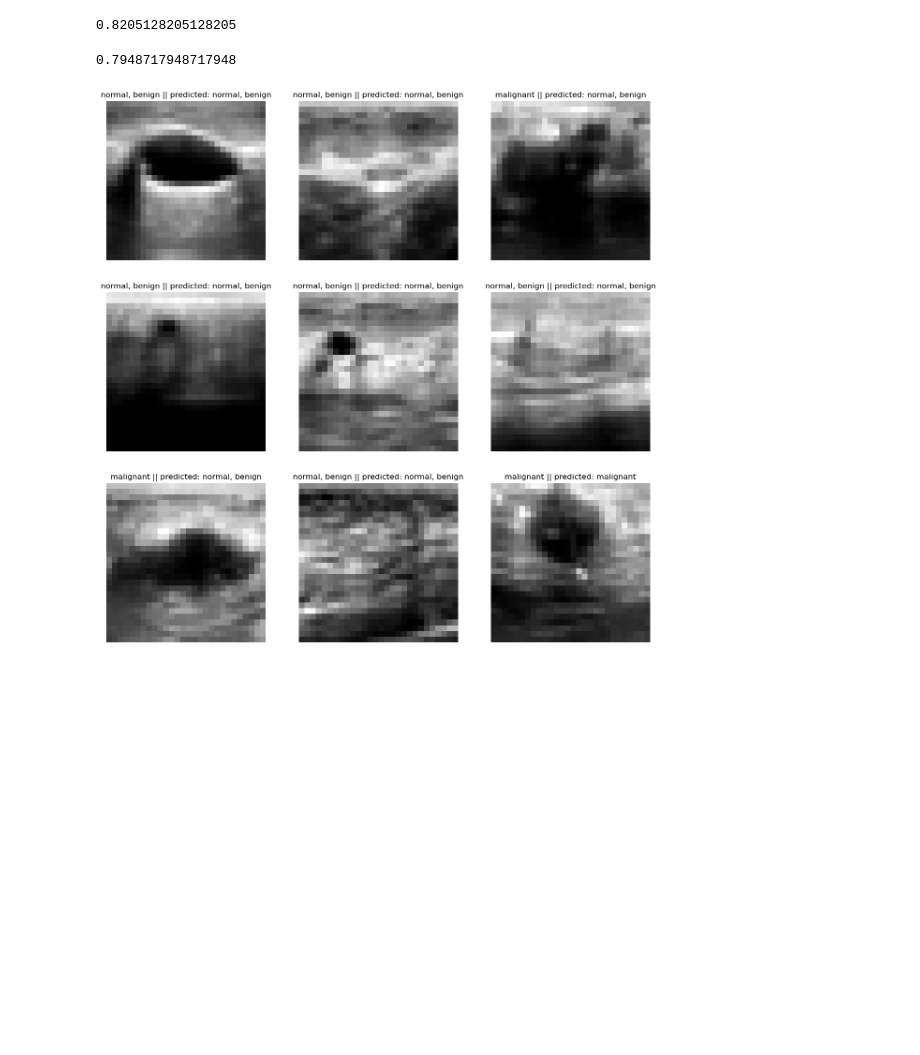
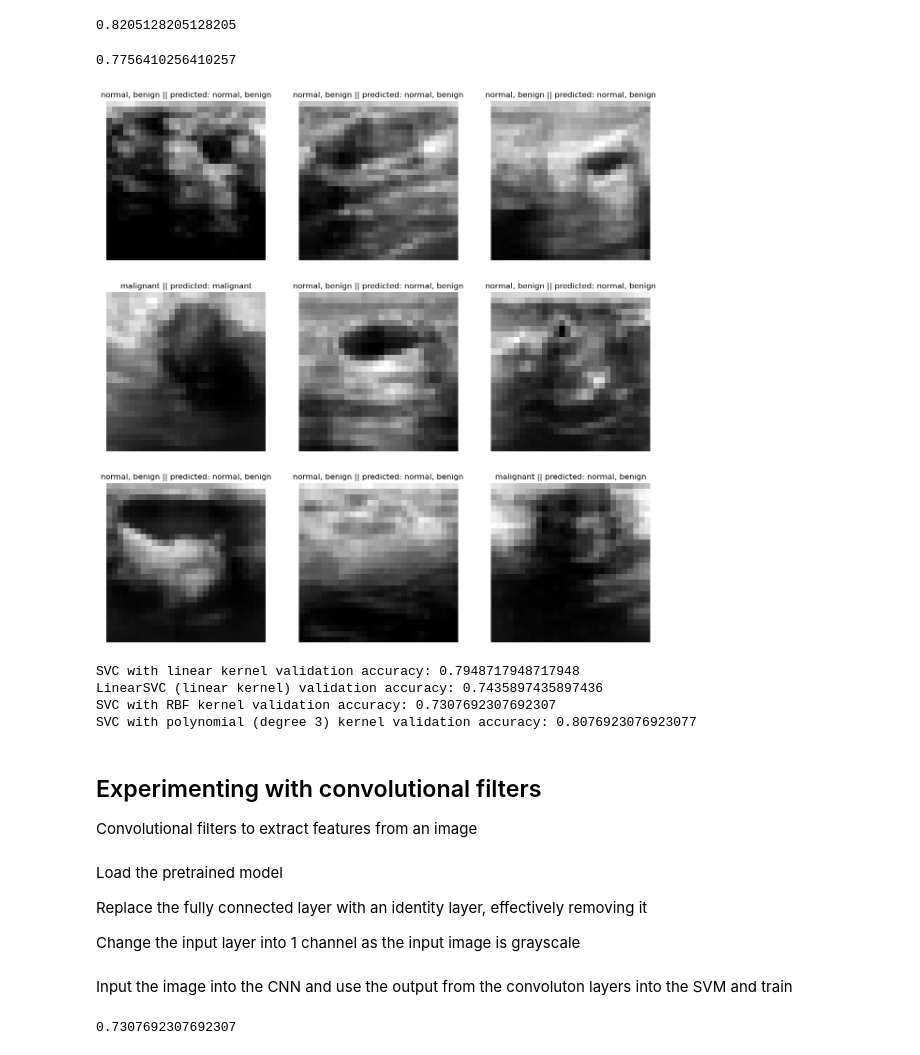
Before and after one commit to alvin-jqh/AMLS_assignment24_25, a Jupyter notebook: A/svm_ker.ipynb, the cells around one changed output. Drawn from its saved outputs; the diff is of its cells as text; code cells hidden in the pictures; blank space fills up the shorter version.

Commit message:
added PCA and kernels, however accuracies all seem too similar, not sure if code issue

```diff
--- a/A/svm_ker.ipynb
+++ b/A/svm_ker.ipynb
@@ -39,14 +39,17 @@ Dataset BreastMNIST of size 28 (breastmnist)
 # %% [markdown]
 ## Using only flattened Image for input into SVM
 # %%
+# extract all the labels and images from the dataset
+# all the pixel values are also divided by 255 to keep them between 0 and 1, as SVMs are not scale invariant
+
 train_images = np.array(train_dataset.imgs)
-train_images_flat = np.array([train_images[i,:].flatten() for i in range(train_images.shape[0])])
+train_images_flat = np.array([train_images[i,:].flatten() for i in range(train_images.shape[0])])/255
 
 val_images = np.array(val_dataset.imgs)
-val_images_flat = np.array([val_images[i,:].flatten() for i in range(val_images.shape[0])])
+val_images_flat = np.array([val_images[i,:].flatten() for i in range(val_images.shape[0])])/255
 
 test_images = np.array(test_dataset.imgs)
-test_images_flat = np.array([test_images[i,:].flatten() for i in range(test_images.shape[0])])
+test_images_flat = np.array([test_images[i,:].flatten() for i in range(test_images.shape[0])])/255
 
 train_labels = np.array(train_dataset.labels).flatten()
 val_labels = np.array(val_dataset.labels).flatten()
@@ -130,31 +160,65 @@ print(feat_val_accuracy)
 # %%
 figure2 = plt.figure(figsize=(15, 15))
 
 for i in range(1, 9 + 1):
     sample_id = random.randint(0, test_images.shape[0])
     image = test_images[sample_id]
     label = test_labels[sample_id]
 
     fd= hog(
             image,
             orientations=8,
             pixels_per_cell=(4, 4),
             cells_per_block=(1, 1),
             visualize=False,
             channel_axis=None,
         )
 
     prediction = feat_clf.predict(fd.reshape(1, -1)).item()
 
     figure2.add_subplot(3, 3, i)
     plt.title(f"{labels_map[label]} || predicted: {labels_map[prediction]}")
     plt.axis("off")
     plt.imshow(image.squeeze(), cmap="gray")
 
 plt.show
 
-test_accuracy = clf.score(test_images_flat, test_labels)
+test_features = extract_hog_feats(test_images)
+
+test_accuracy = feat_clf.score(test_features, test_labels)
 print(test_accuracy)
 # %% [output]
-0.7948717948717948
+0.7756410256410257
-[figure, old version]
+[figure, new version]
+# %%
+C = 0.8
+
+models = (svm.SVC(kernel='linear', C=C),
+          svm.LinearSVC(C=C),
+          svm.SVC(kernel='rbf', gamma=0.7, C=C),
+          svm.SVC(kernel='poly', degree=3, C=C))
+
+names = ('SVC with linear kernel',
+         'LinearSVC (linear kernel)',
+         'SVC with RBF kernel',
+         'SVC with polynomial (degree 3) kernel')
+
+
+train_features = extract_hog_feats(train_images)
+
+models = (classifier.fit(train_features, train_labels) for classifier in models)
+
+val_features = extract_hog_feats(val_images)
+
+for classifier, name in zip(models, names):
+    val_accuracy = classifier.score(val_features, val_labels)
+    print(f"{name} validation accuracy: {val_accuracy}")
+# %% [output]
+SVC with linear kernel validation accuracy: 0.7948717948717948
+LinearSVC (linear kernel) validation accuracy: 0.7435897435897436
+SVC with RBF kernel validation accuracy: 0.7307692307692307
+SVC with polynomial (degree 3) kernel validation accuracy: 0.8076923076923077
+# %% [markdown]
+## Experimenting with convolutional filters
+
+Convolutional filters to extract features from an image
@@ -160,0 +246,6 @@ print(test_accuracy)
+# %% [markdown]
+Load the pretrained model
+
+Replace the fully connected layer with an identity layer, effectively removing it
+
+Change the input layer into 1 channel as the input image is grayscale
@@ -160,0 +262,2 @@ print(test_accuracy)
+# %% [markdown]
+Input the image into the CNN and use the output from the convoluton layers into the SVM and train
@@ -160,0 +278,10 @@ print(test_accuracy)
+# %%
+conv_clf = svm.SVC()
+conv_clf.fit(conv_train_features, train_labels)
+
+conv_val_features = extract_conv_features(val_loader)
+
+val_accuracy = conv_clf.score(conv_val_features, val_labels)
+print(val_accuracy)
+# %% [output]
+0.7307692307692307
```
Also changed, not shown: parts of 14 cells of this notebook.
